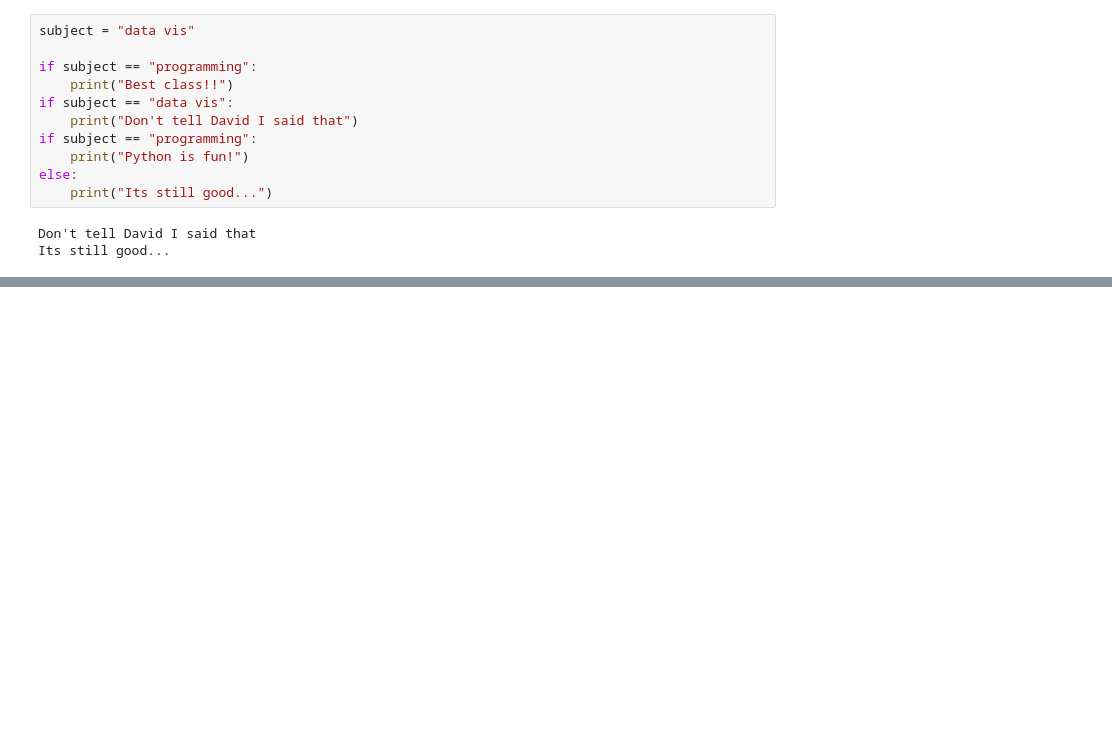
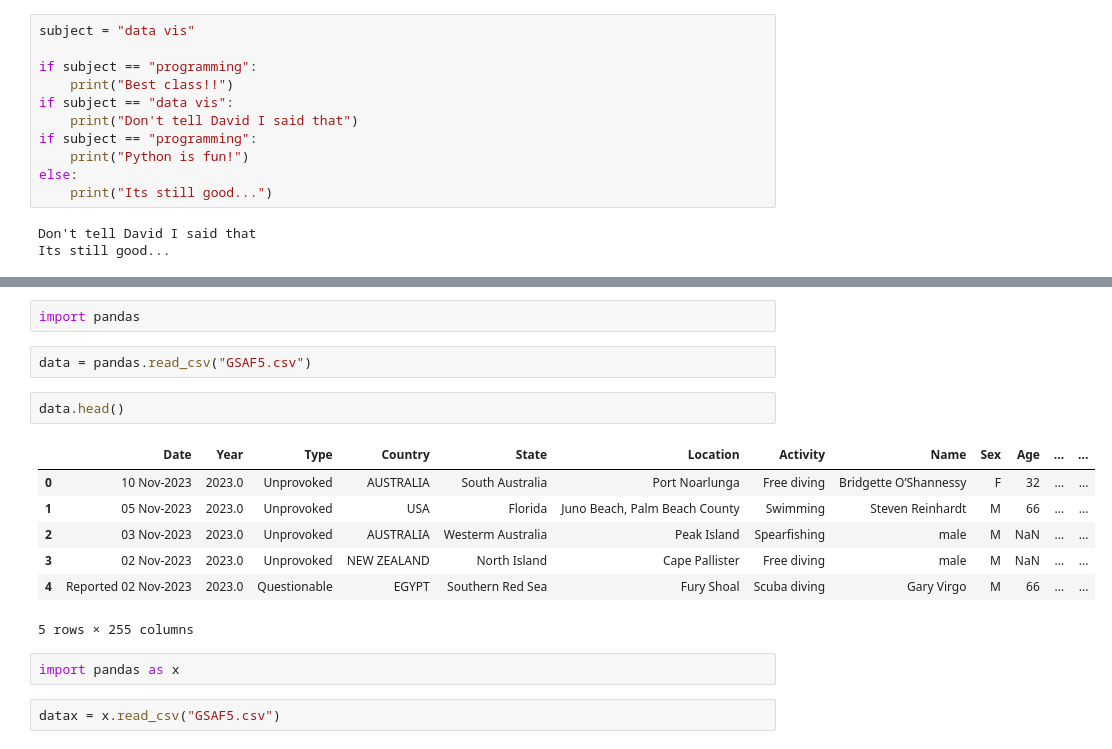
Before and after one commit to RockyRaavaNa/sweisscctweek2, a Jupyter notebook: Conditionals - If, Else, Elif.ipynb, the cells around one changed output, grey strips where cells are left out. Drawn from its saved outputs; the diff is of its cells as text; blank space fills up the shorter version.

```diff
--- a/Conditionals - If, Else, Elif.ipynb
+++ b/Conditionals - If, Else, Elif.ipynb
@@ -176,0 +185,18 @@ Its still good...
+# %%
+import pandas
+# %%
+data = pandas.read_csv("GSAF5.csv")
+# %%
+data.head()
+# %% [output]
+|  | Date | Year | Type | Country | State | Location | Activity | Name | Sex | Age | ... | ... |
+| 0 | 10 Nov-2023 | 2023.0 | Unprovoked | AUSTRALIA | South Australia | Port Noarlunga | Free diving | Bridgette O’Shannessy | F | 32 | ... | ... |
+| 1 | 05 Nov-2023 | 2023.0 | Unprovoked | USA | Florida | Juno Beach, Palm Beach County | Swimming | Steven Reinhardt | M | 66 | ... | ... |
+| 2 | 03 Nov-2023 | 2023.0 | Unprovoked | AUSTRALIA | Westerm Australia | Peak Island | Spearfishing | male | M | NaN | ... | ... |
+| 3 | 02 Nov-2023 | 2023.0 | Unprovoked | NEW ZEALAND | North Island | Cape Pallister | Free diving | male | M | NaN | ... | ... |
+| 4 | Reported 02 Nov-2023 | 2023.0 | Questionable | EGYPT | Southern Red Sea | Fury Shoal | Scuba diving | Gary Virgo | M | 66 | ... | ... |
+5 rows × 255 columns
+# %%
+import pandas as x
+# %%
+datax = x.read_csv("GSAF5.csv")
```
Also changed, not shown: parts of 9 cells of this notebook, 1 other file.
